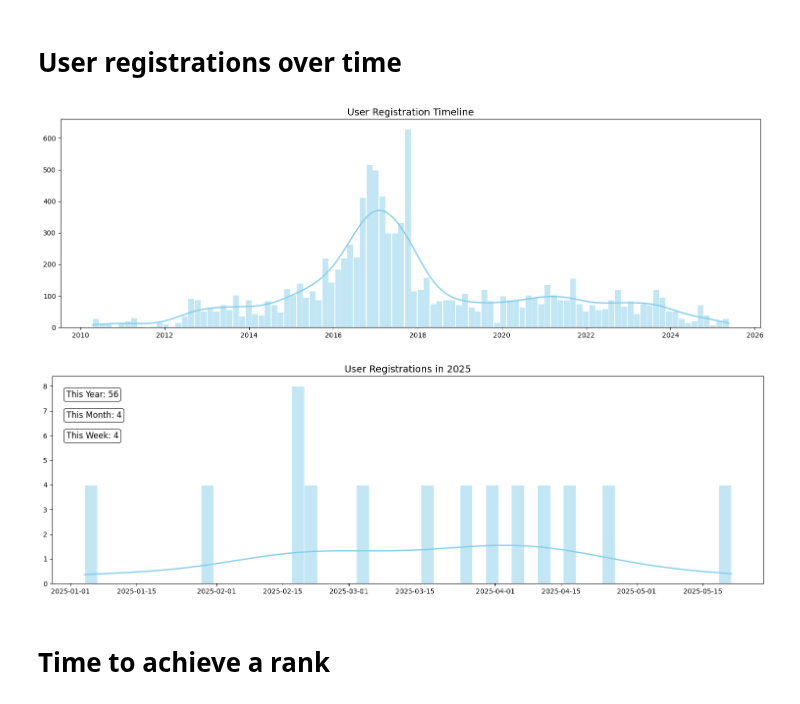
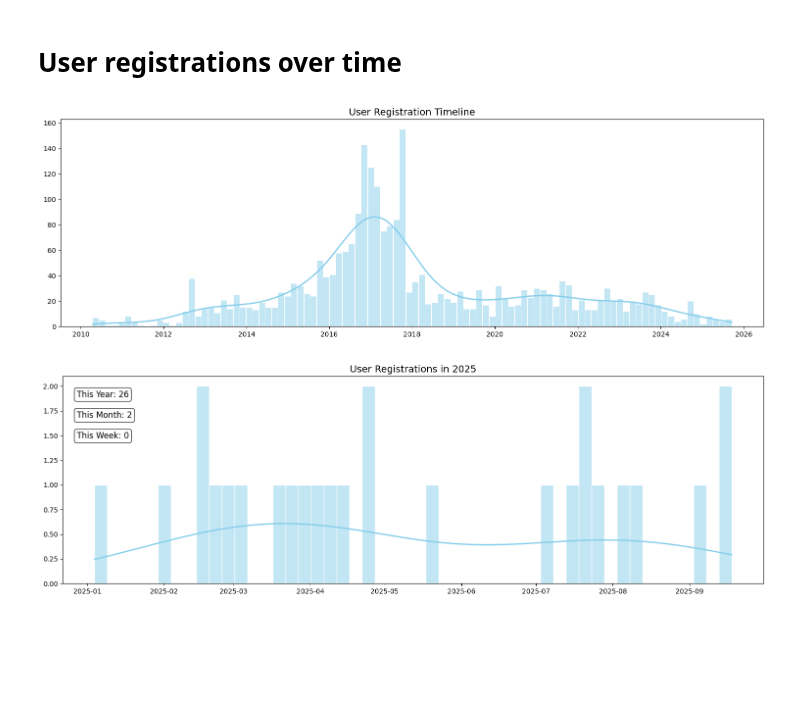
Before and after one commit to ravaghi/kaggle-notebooks, a Jupyter notebook: norwegian-kaggle-users.ipynb, the cells around one changed output. Drawn from its saved outputs; the diff is of its cells as text; code cells hidden in the pictures; blank space fills up the shorter version.

Commit message:
Kaggle Notebook | Norwegian Kaggle Users | Version 23

```diff
--- a/norwegian-kaggle-users.ipynb
+++ b/norwegian-kaggle-users.ipynb
@@ -37,13 +36,17 @@ medal_icons = {
     'bronze': '<img src="https://www.kaggle.com/static/images/medals/reflection-bronze.svg" width="16" height="16" style="vertical-align: middle; margin-right: 3px;">'
 }
 # %%
-users = pd.read_csv("/kaggle/input/meta-kaggle/Users.csv", parse_dates=["RegisterDate"])
-users = users[users["Country"] == country]
+users = pl.read_csv("/kaggle/input/meta-kaggle/Users.csv")
+users = users.filter(pl.col("Country") == country)
 
-achievements = pd.read_csv("/kaggle/input/meta-kaggle/UserAchievements.csv", parse_dates=["TierAchievementDate"])
+achievements = pl.read_csv("/kaggle/input/meta-kaggle/UserAchievements.csv")
 
-data = pd.merge(users, achievements, left_on="Id", right_on="UserId", how="left")
-data = data.drop(columns=["Id_x", "Id_y"])
+data = users.join(achievements, left_on="Id", right_on="UserId", how="left")
+
+data = data.to_pandas()
+data = data.rename(columns={"Id": "UserId"})
+data["TierAchievementDate"] = pd.to_datetime(data["TierAchievementDate"])
+data["RegisterDate"] = pd.to_datetime(data["RegisterDate"])
 
 del users, achievements
 gc.collect()
@@ -52,10 +55,27 @@ gc.collect()
+# %%
+data["TotalGold"] = data["TotalGold"].astype("Int16")
+data["TotalSilver"] = data["TotalSilver"].astype("Int16")
+data["TotalBronze"] = data["TotalBronze"].astype("Int16")
+data["Id_right"] = data["Id_right"].astype("Int64")
+data["Tier"] = data["Tier"].astype("Int16")
+data["Points"] = data["Points"].astype("Int16")
+data["CurrentRanking"] = data["CurrentRanking"].apply(lambda x: None if x == "" else x)
+data["HighestRanking"] = data["HighestRanking"].apply(lambda x: None if x == "" else x)
+data["CurrentRanking"] = data["CurrentRanking"].astype("Int16")
+data["HighestRanking"] = data["HighestRanking"].astype("Int16")
 # %%
 current_year = datetime.datetime.now().year
 ranks = list(tier_colors.keys())
 
+def get_tier(tier):
+    try:
+        return ranks[int(tier)-1]
+    except:
+        return ranks[0]
+
 data["TotalPoints"] = data.groupby("UserId")["Points"].transform("sum")
-data["PerformanceTier"] = data["PerformanceTier"].map(lambda x: ranks[x])
-data["Tier"] = data["Tier"].map(lambda x: ranks[x])
+data["PerformanceTier"] = data["PerformanceTier"].map(lambda x: ranks[x-1])
+data["Tier"] = data["Tier"].map(get_tier)
 data["AvatarUrl"] = None
 # %% [markdown]
 # Top users in Norway
@@ -372,9 +392,11 @@ display_leaderboard(data, "Datasets", 10)
 # %% [markdown]
 # User registrations over time
 # %%
+unique_users = data.groupby('UserName')['RegisterDate'].min().reset_index()
+
 plt.figure(figsize=(15, 5))
 sns.histplot(
-    data=data,
+    data=unique_users,
     x="RegisterDate",
     bins=100,
     color="skyblue",
@@ -388,16 +410,16 @@ plt.ylabel("")
 plt.tight_layout()
 plt.show()
 # %% [output]
-[figure, old version]
+[figure, new version]
 # %%
 now = datetime.datetime.now()
 current_year = now.year
 current_month = now.month
 current_week = now.isocalendar()[1]
 
-current_year_registrations = data[data["RegisterDate"].dt.year == current_year]
-current_month_registrations = data[(data["RegisterDate"].dt.year == current_year) & (data["RegisterDate"].dt.month == current_month)]
-current_week_registrations = data[(data["RegisterDate"].dt.year == current_year) & (data["RegisterDate"].dt.isocalendar().week == current_week)]
+current_year_registrations = unique_users[unique_users["RegisterDate"].dt.year == current_year]
+current_month_registrations = unique_users[(unique_users["RegisterDate"].dt.year == current_year) & (data["RegisterDate"].dt.month == current_month)]
+current_week_registrations = unique_users[(unique_users["RegisterDate"].dt.year == current_year) & (data["RegisterDate"].dt.isocalendar().week == current_week)]
 
 year_count = len(current_year_registrations)
 month_count = len(current_month_registrations)
@@ -428,33 +450,31 @@ plt.annotate(
 
 plt.annotate(
     f"This Month: {month_count}",
     xy=(0.02, 0.8),
     xycoords="axes fraction",
     fontsize=12,
     bbox=dict(
         boxstyle="round,pad=0.3",
         facecolor="white",
         alpha=0.8
     )
 )
 
 plt.annotate(
     f"This Week: {week_count}",
     xy=(0.02, 0.7),
     xycoords="axes fraction",
     fontsize=12,
     bbox=dict(
         boxstyle="round,pad=0.3",
         facecolor="white",
         alpha=0.8
     )
 )
 plt.title(f"User Registrations in {current_year}", fontsize=14)
 plt.xlabel("")
 plt.ylabel("")
 plt.tight_layout()
 plt.show()
 # %% [output]
-[figure, old version]
+[figure, new version]
-# %% [markdown]
-# Time to achieve a rank
```
Also changed, not shown: parts of 9 cells of this notebook.
